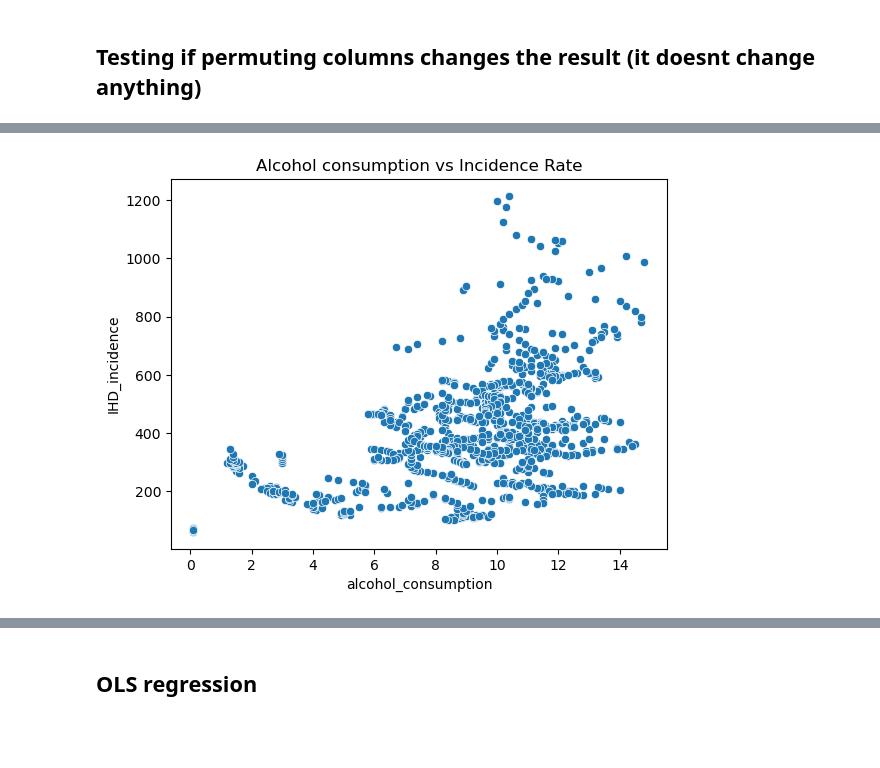
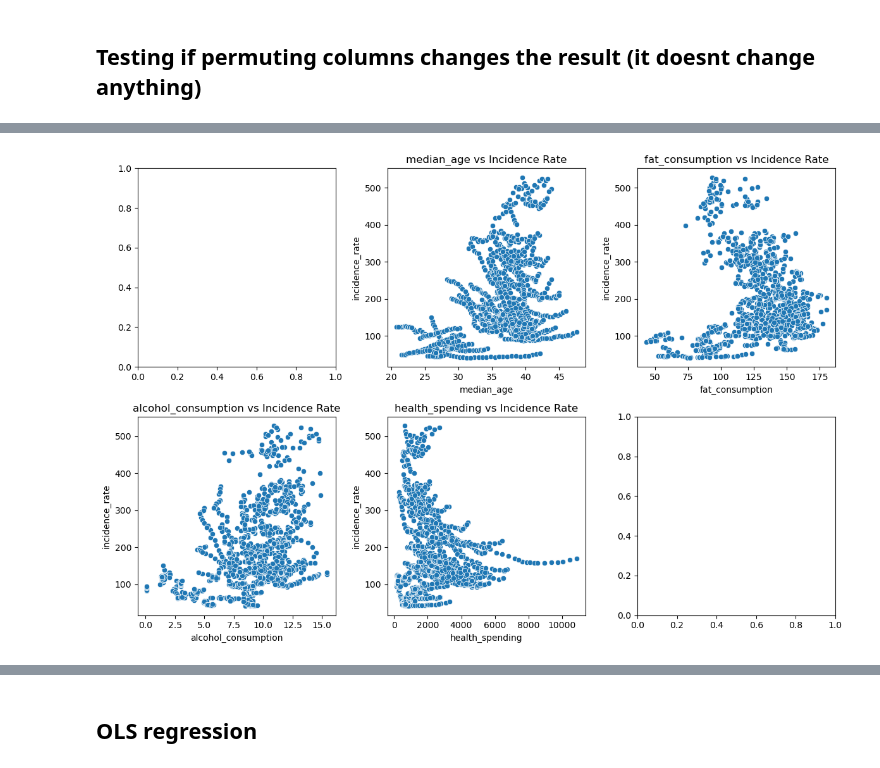
Before and after one commit to sykoravojtech/IHD_germany_2024, a Jupyter notebook: exp/exp_DK_002_MultivarLinReg.ipynb, the cells around one changed output, grey strips where cells are left out. Saved outputs shown, nothing was run; the diff lists cells and outputs as text; code cells hidden in the pictures; blank space fills up the shorter version.

```diff
--- a/exp/exp_DK_002_MultivarLinReg.ipynb
+++ b/exp/exp_DK_002_MultivarLinReg.ipynb
@@ -236,9 +270,19 @@ plt.show()
-# %%
-sns.scatterplot(data=combined_df, x='alcohol_consumption', y='IHD_incidence')
-plt.title('Alcohol consumption vs Incidence Rate')
-plt.show()
-# %% [output]
-[figure, removed]
+# %%
+fig, axes = plt.subplots(nrows=2, ncols=3, figsize=(12, 8))
+
+for i, col_name in enumerate(combined_df.columns):
+    if col_name == 'incidence_rate':
+        continue
+    row = i // 3
+    col= i % 3
+    ax = axes[row, col]
+    sns.scatterplot(data=combined_df, x=col_name, y='incidence_rate', ax=ax)
+    ax.set_title(f'{col_name} vs Incidence Rate')
+
+plt.tight_layout()
+plt.show()
+# %% [output]
+[figure, added]
 # %%
 correlation_matrix = combined_df.corr()
 sns.heatmap(correlation_matrix, annot=True)
```
Also changed, not shown: parts of 11 cells of this notebook.
